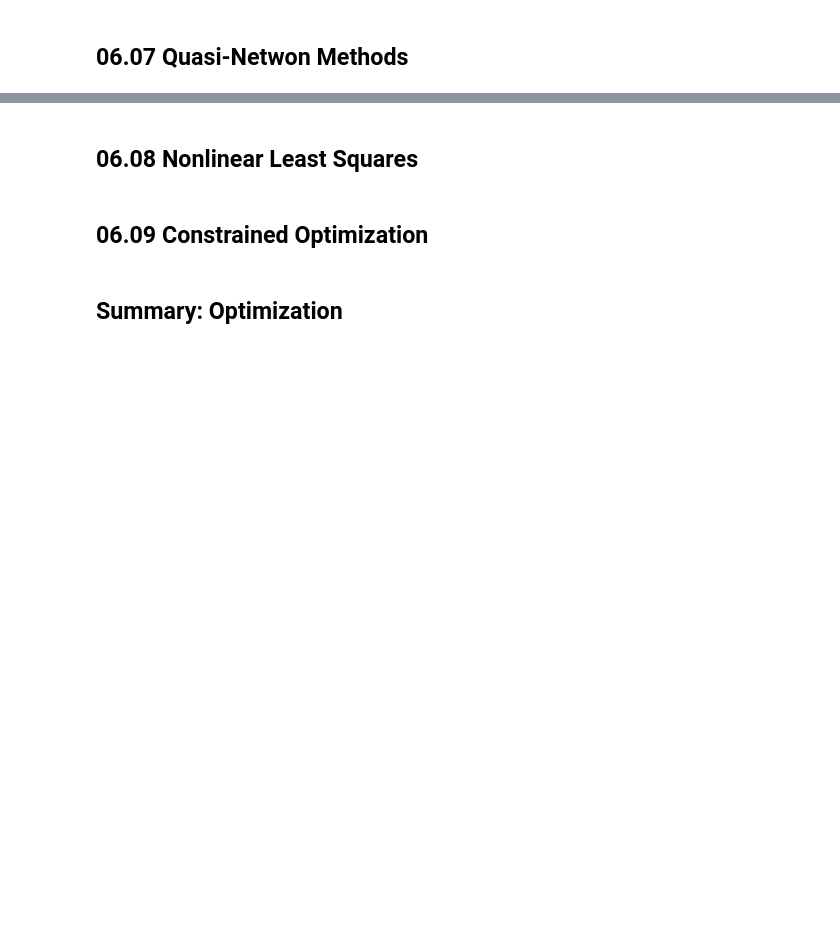
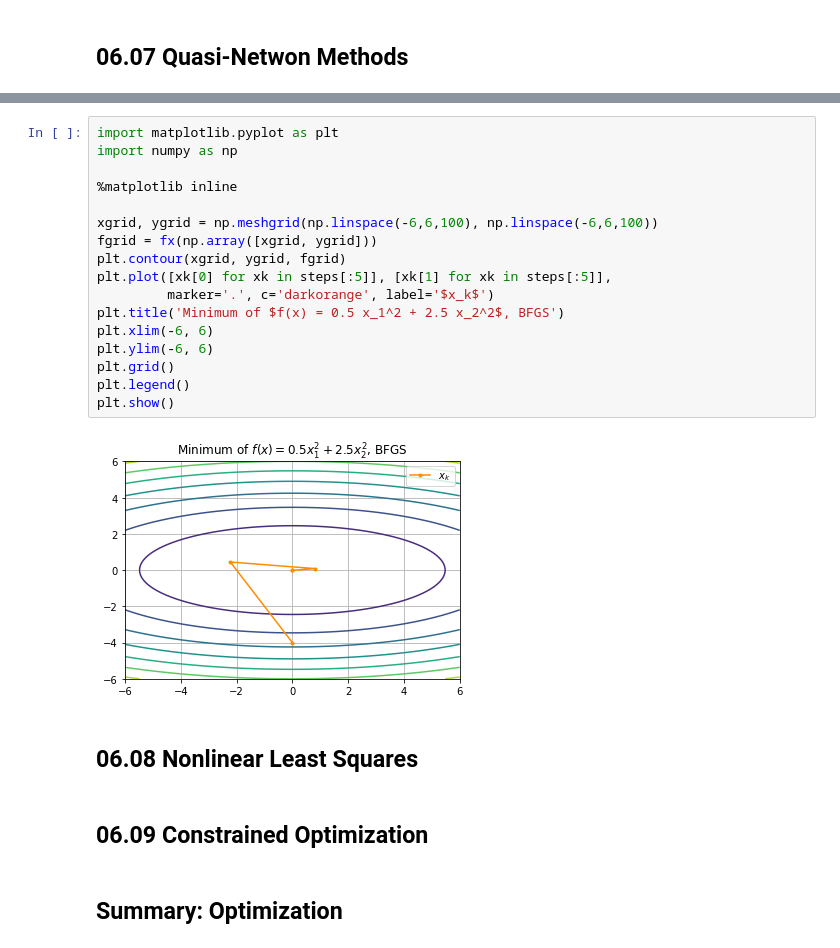
Before and after one commit to marcoemorais/numerics-python, a Jupyter notebook: notes/06-Optimization.ipynb, the cells around one changed output, grey strips where cells are left out. Cells and saved outputs as stored; diff of their text form; blank space fills up the shorter version.

```diff
--- a/notes/06-Optimization.ipynb
+++ b/notes/06-Optimization.ipynb
@@ -476,3 +568,22 @@ steps:  [array([0., 0.]), array([0., 0.])]
+# %%
+import matplotlib.pyplot as plt
+import numpy as np
+
+%matplotlib inline
+
+xgrid, ygrid = np.meshgrid(np.linspace(-6,6,100), np.linspace(-6,6,100))
+fgrid = fx(np.array([xgrid, ygrid]))
+plt.contour(xgrid, ygrid, fgrid)
+plt.plot([xk[0] for xk in steps[:5]], [xk[1] for xk in steps[:5]],
+         marker='.', c='darkorange', label='$x_k$')
+plt.title('Minimum of $f(x) = 0.5 x_1^2 + 2.5 x_2^2$, BFGS')
+plt.xlim(-6, 6)
+plt.ylim(-6, 6)
+plt.grid()
+plt.legend()
+plt.show()
+# %% [output]
+[figure, added]
 # %% [markdown]
 ## 06.08 Nonlinear Least Squares
 # %% [markdown]
```
Also changed, not shown: parts of 7 cells of this notebook, 3 other files.
